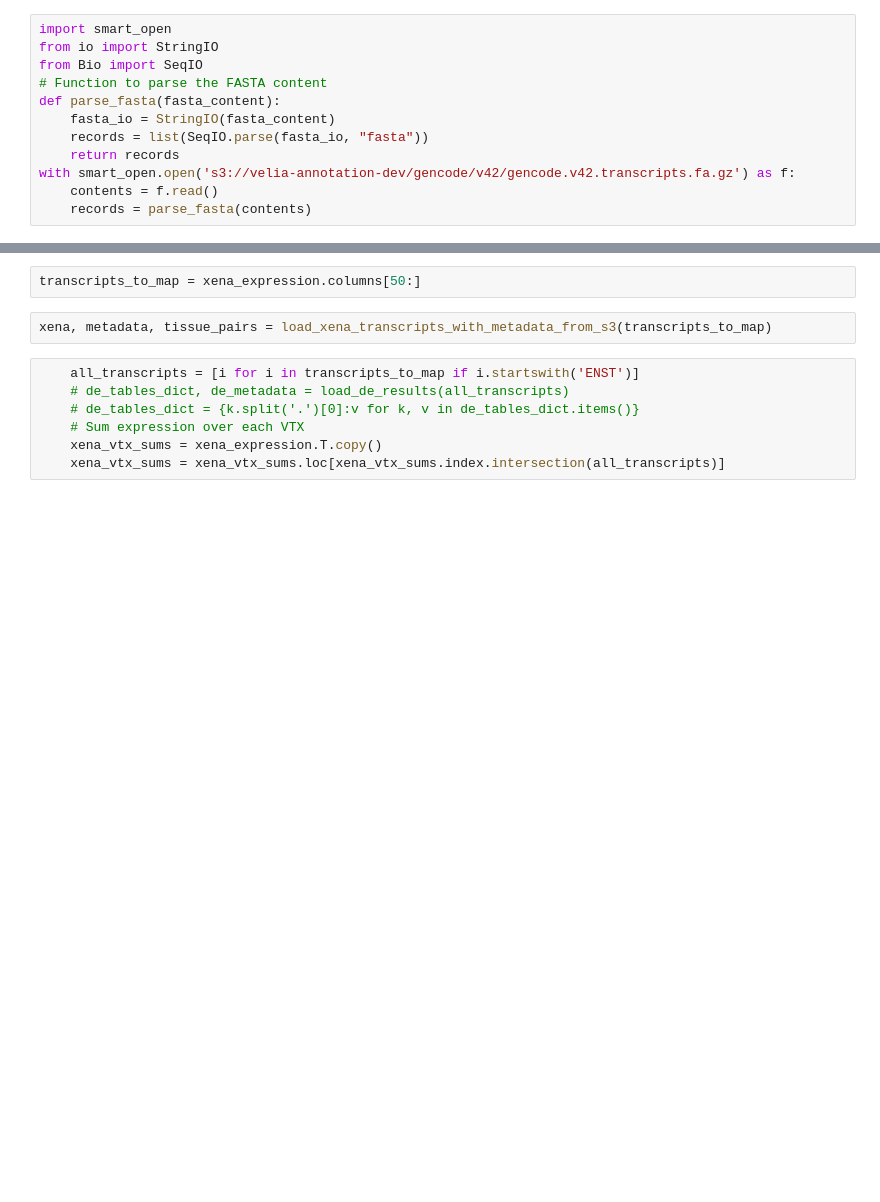
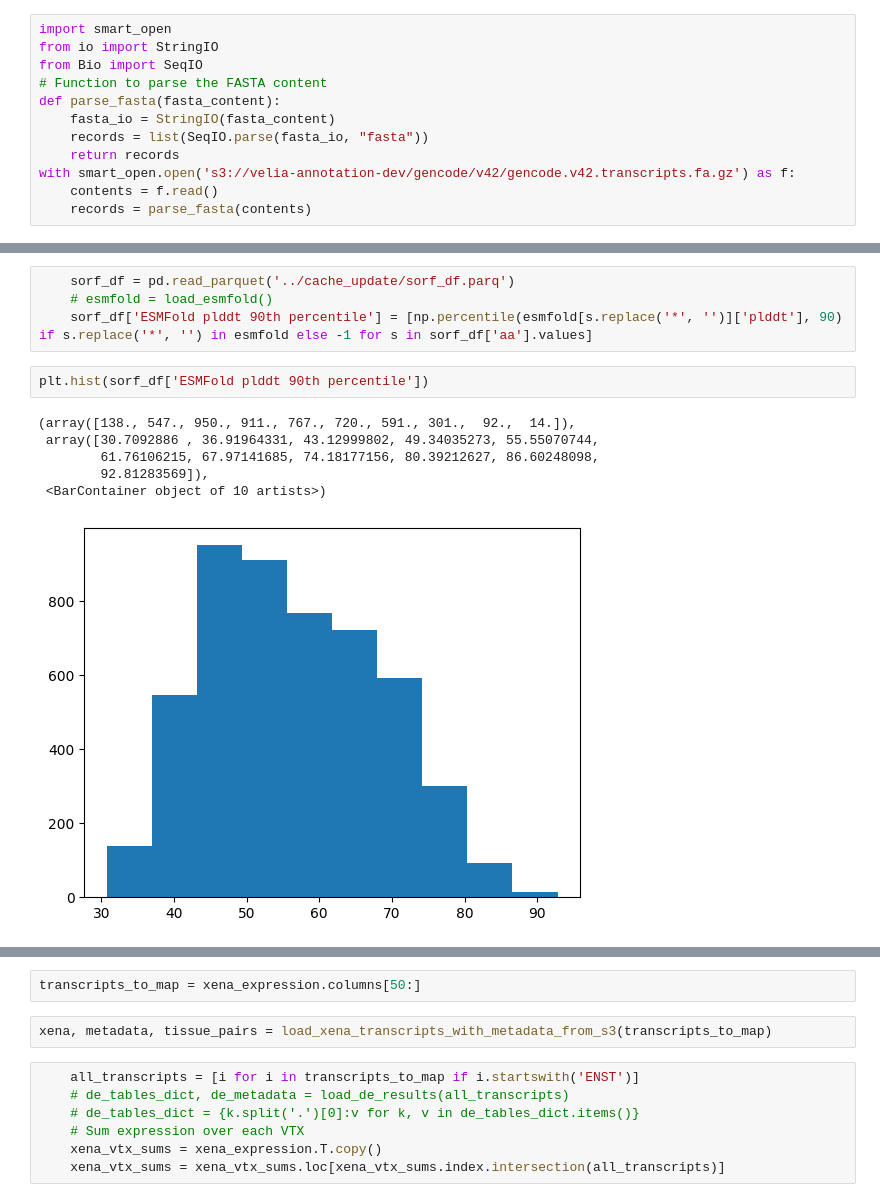
Before and after one commit to veliatx/dashboard, a Jupyter notebook: dashboard/testing.ipynb, the cells around one changed output, grey strips where cells are left out. Saved outputs shown, nothing was run; the diff lists cells and outputs as text; blank space fills up the shorter version.

```diff
--- a/dashboard/testing.ipynb
+++ b/dashboard/testing.ipynb
@@ -17,0 +65,13 @@ from dashboard.etl.transcript_features import *
+# %%
+    sorf_df = pd.read_parquet('../cache_update/sorf_df.parq')
+    # esmfold = load_esmfold()
+    sorf_df['ESMFold plddt 90th percentile'] = [np.percentile(esmfold[s.replace('*', '')]['plddt'], 90) if s.replace('*', '') in esmfold else -1 for s in sorf_df['aa'].values]
+# %%
+plt.hist(sorf_df['ESMFold plddt 90th percentile'])
+# %% [output]
+(array([138., 547., 950., 911., 767., 720., 591., 301.,  92.,  14.]),
+ array([30.7092886 , 36.91964331, 43.12999802, 49.34035273, 55.55070744,
+        61.76106215, 67.97141685, 74.18177156, 80.39212627, 86.60248098,
+        92.81283569]),
+ <BarContainer object of 10 artists>)
+[figure, added]
```
Also changed, not shown: parts of 4 cells of this notebook, 5 other files.
